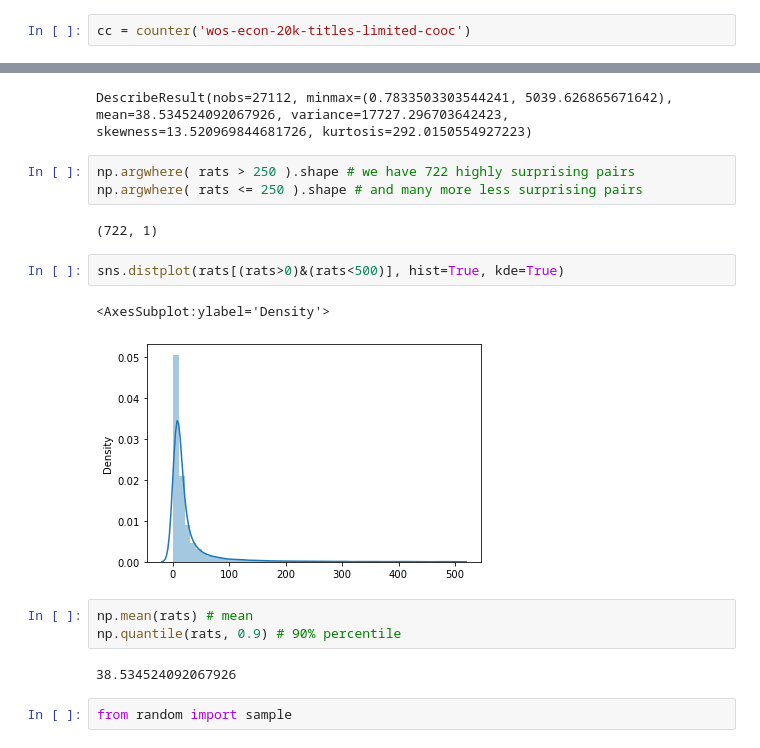
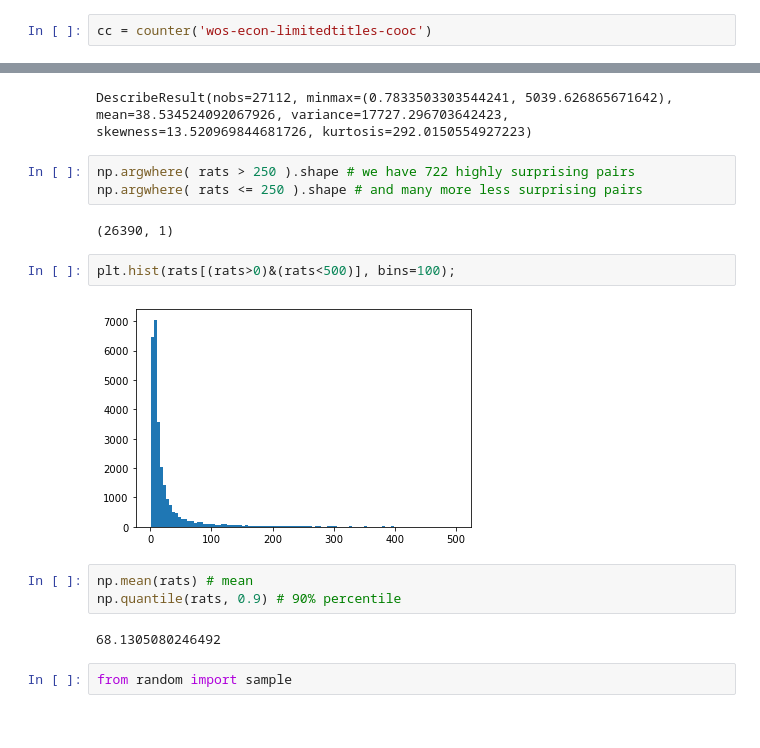
Before and after one commit to amcgail/kk-jstor-sociology, a Jupyter notebook: programming/cooccurence/cooc_networks-econ.ipynb, the cells around one changed output, grey strips where cells are left out. Drawn from its saved outputs; the diff is of its cells as text.

```diff
--- a/programming/cooccurence/cooc_networks-econ.ipynb
+++ b/programming/cooccurence/cooc_networks-econ.ipynb
@@ -10,7 +10,7 @@ import seaborn as sns
 # %% [markdown]
 ### Load co-occurence counts
 # %%
-cc = counter('wos-econ-20k-titles-limited-cooc')
+cc = counter('wos-econ-limitedtitles-cooc')
 # %% [output]
 Loading wos-econ-20k-titles-limited-cooc from disk...
 # %%
@@ -64,17 +64,16 @@ DescribeResult(nobs=27112, minmax=(0.7833503303544241, 5039.626865671642), mean=
 np.argwhere( rats > 250 ).shape # we have 722 highly surprising pairs
 np.argwhere( rats <= 250 ).shape # and many more less surprising pairs
 # %% [output]
-(722, 1)
+(26390, 1)
 # %%
-sns.distplot(rats[(rats>0)&(rats<500)], hist=True, kde=True)
+plt.hist(rats[(rats>0)&(rats<500)], bins=100);
 # %% [output]
-<AxesSubplot:ylabel='Density'>
-[figure, old version]
+[figure, new version]
 # %%
 np.mean(rats) # mean
 np.quantile(rats, 0.9) # 90% percentile
 # %% [output]
-38.534524092067926
+68.1305080246492
 # %%
 from random import sample
 # %%
```
Also changed, not shown: parts of 9 cells of this notebook, 12 other files.
